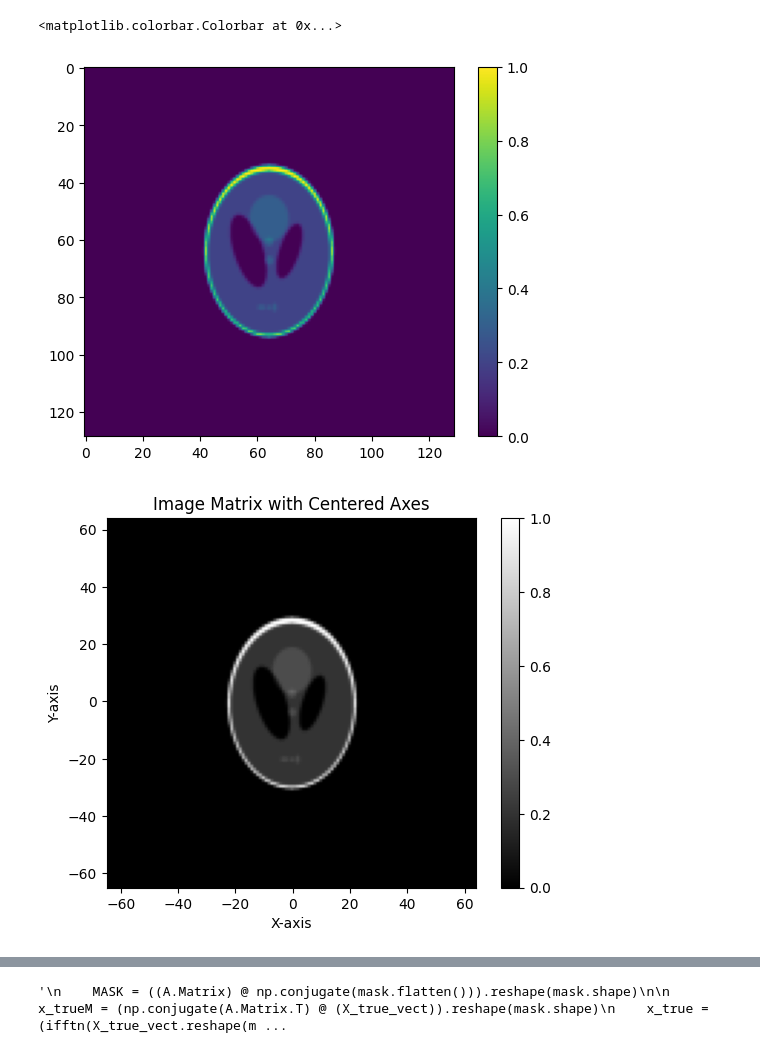
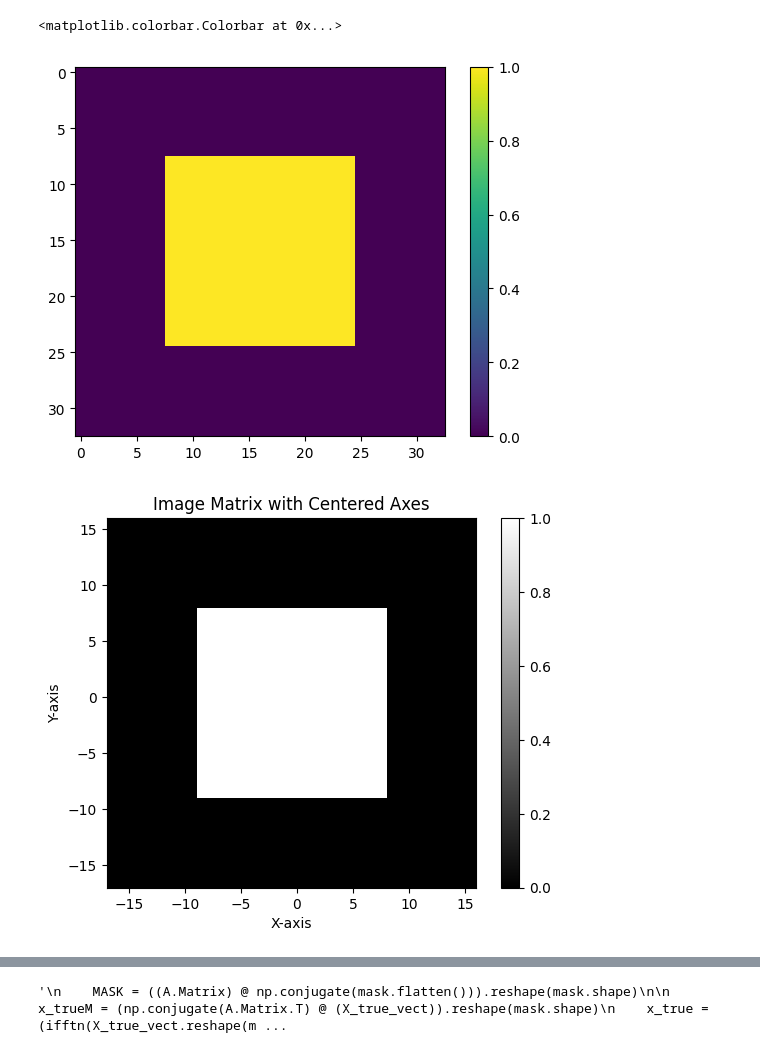
Before and after one commit to JeremieSefo/PhaseRetrievalMirror, a Jupyter notebook: retrieve_phase.ipynb, the cells around one changed output, grey strips where cells are left out. Saved outputs shown, nothing was run; the diff lists cells and outputs as text; code cells hidden in the pictures.

```diff
--- a/retrieve_phase.ipynb
+++ b/retrieve_phase.ipynb
@@ -8,7 +8,7 @@ from SetUpImage import setUpImage
 from Displays import phase_retrie_plots
 import imageio
 # %%
-half_Nx, half_Ny = 64, 64 #half image shape
+half_Nx, half_Ny = 16, 16 #half image shape
 Nx, Ny = 2 * half_Nx + 1,  2 * half_Ny + 1 #image shape
 rx, ry = 1, 1 #for oversampling
 n = Nx * Ny #image size
@@ -29,20 +29,20 @@ true_images, mask = s()
 # %%
 #map.f(x_true) < 1e-5
 len(true_images)
 #plt.imshow(true_images[-1].real, cmap='gray') #, origin='lower' #true_images[3].imag #mask.real #np.maximum(true_images[].real, mask.real)
 #plt.colorbar()
 # Charger l'image et convertir en matrice numpy
 # Conversion en niveaux de gris
-image = true_images[6].real
+image = true_images[0].real
 matrix = np.array(image)
 x = matrix
 X = np.fft.fft2(x)
 
 plt.imshow((x))
 plt.colorbar()
 # %% [output]
 <matplotlib.colorbar.Colorbar at 0x...>
-[figure, old version]
+[figure, new version]
 # %%
 # Obtenir les dimensions de l'image
 height, width = matrix.shape
@@ -63,7 +63,7 @@ plt.title('Image Matrix with Centered Axes')
 
 plt.show()
 # %% [output]
-[figure, old version]
+[figure, new version]
 # %%
 # Create a figure and axis
 fig, ax = plt.subplots()
```
Also changed, not shown: parts of 5 cells of this notebook, 3 other files.
